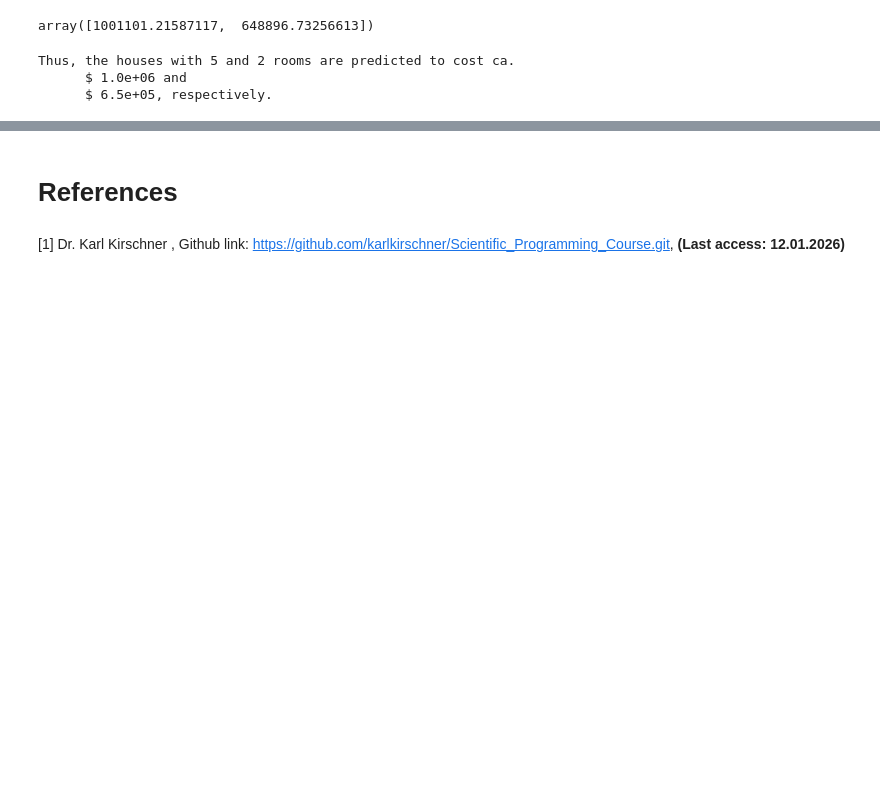
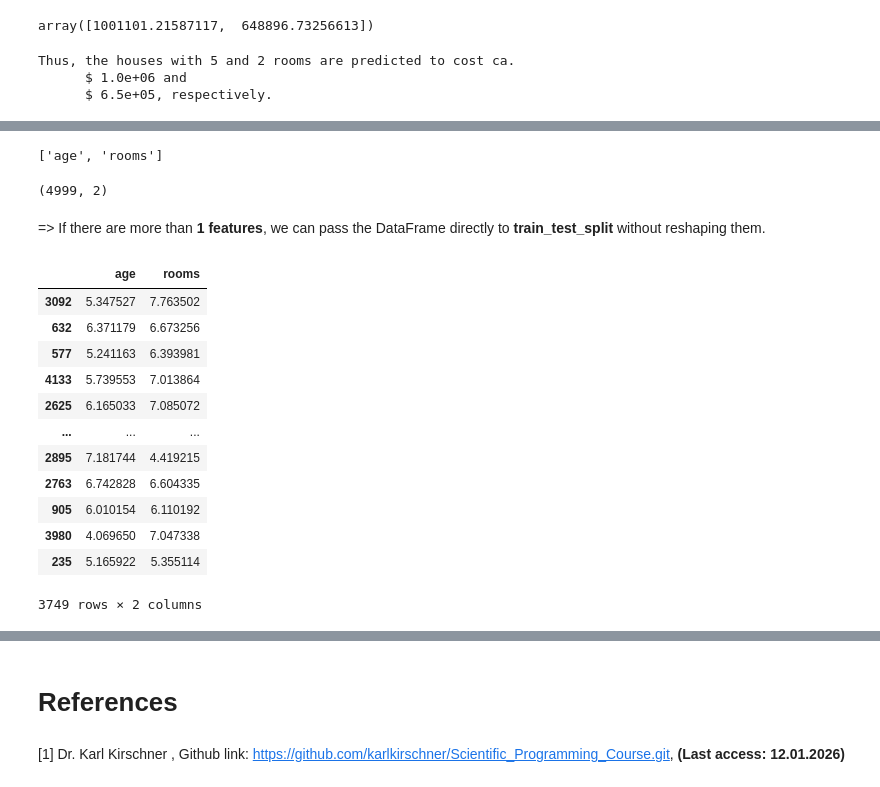
Before and after one commit to nguyenlamminhhoa/Numerical_computing_with_Python, a Jupyter notebook: Machine Learning/Shallow learning/Repeat SL.ipynb, the cells around one changed output, grey strips where cells are left out. Saved outputs shown, nothing was run; the diff lists cells and outputs as text; code cells hidden in the pictures; blank space fills up the shorter version.

```diff
--- a/Machine Learning/Shallow learning/Repeat SL.ipynb
+++ b/Machine Learning/Shallow learning/Repeat SL.ipynb
@@ -257,0 +367,29 @@ Thus, the houses with 5 and 2 rooms are predicted to cost ca.
+# %%
+two_features = ['age', 'rooms']
+
+display(two_features)
+display(housing[two_features].shape)
+# %% [output]
+['age', 'rooms']
+(4999, 2)
+# %% [markdown]
+=> If there are more than **1 features**, we can pass the DataFrame directly to **train_test_split** without reshaping them.
+# %%
+features_train, features_test, target_train, target_test = train_test_split(housing[two_features], target,
+                                                                            test_size=0.25, train_size=0.75,
+                                                                            random_state=1)
+features_train
+# %% [output]
+|  | age | rooms |
+| 3092 | 5.347527 | 7.763502 |
+| 632 | 6.371179 | 6.673256 |
+| 577 | 5.241163 | 6.393981 |
+| 4133 | 5.739553 | 7.013864 |
+| 2625 | 6.165033 | 7.085072 |
+| ... | ... | ... |
+| 2895 | 7.181744 | 4.419215 |
+| 2763 | 6.742828 | 6.604335 |
+| 905 | 6.010154 | 6.110192 |
+| 3980 | 4.069650 | 7.047338 |
+| 235 | 5.165922 | 5.355114 |
+3749 rows × 2 columns
```
Also changed, not shown: parts of 33 cells of this notebook.
